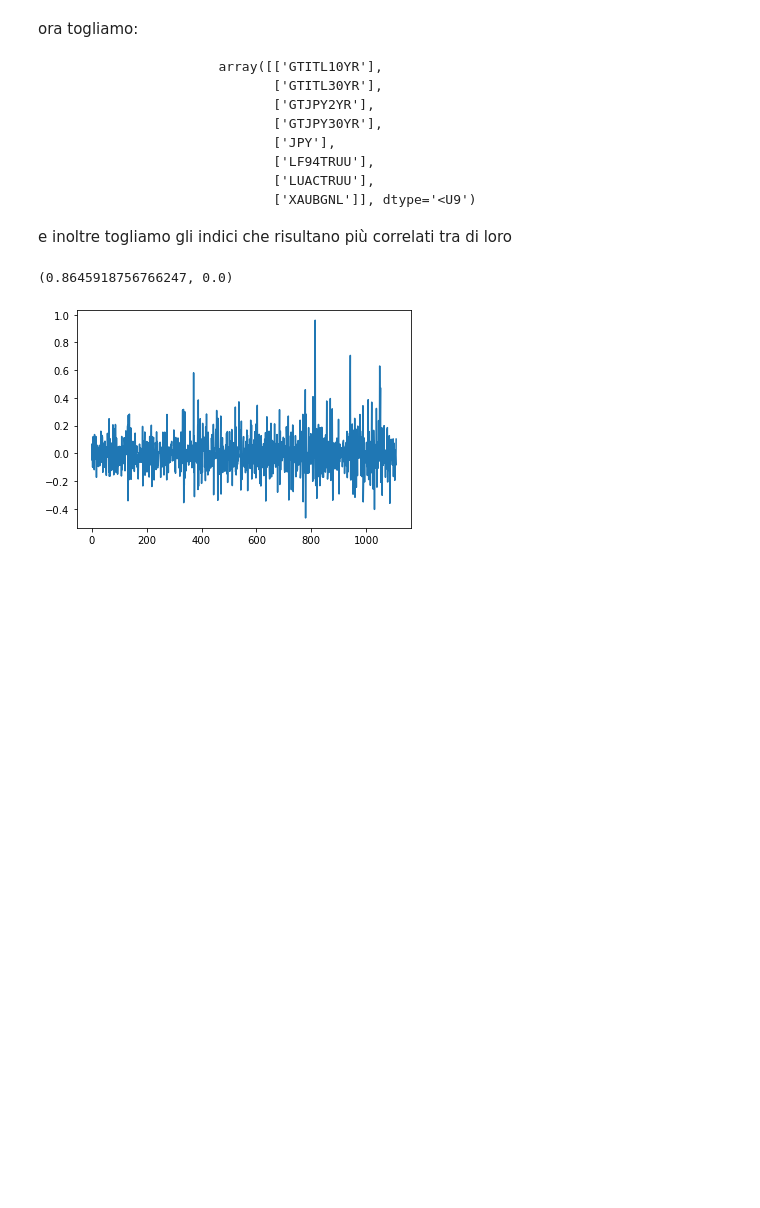
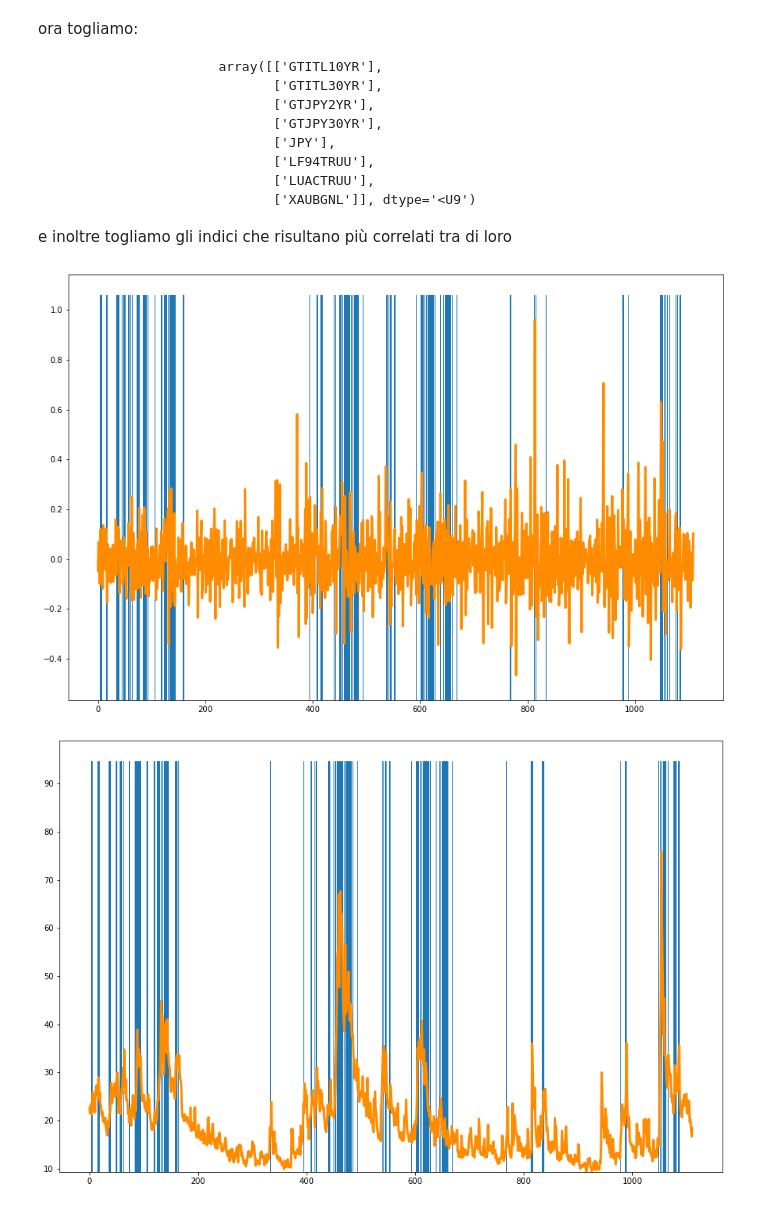
Before and after one commit to MicheleDiSabato/detecting-abnormal-markets-ews, a Jupyter notebook: bc3.ipynb, the cells around one changed output. Cells and saved outputs as stored; diff of their text form; code cells hidden in the pictures; blank space fills up the shorter version.

````diff
--- a/bc3.ipynb
+++ b/bc3.ipynb
@@ -106,12 +106,27 @@ ora togliamo:
                             ['XAUBGNL']], dtype='<U9')
 ```
 e inoltre togliamo gli indici che risultano più correlati tra di loro
-# %%
-pearsonr(d_stationary["GTITL10YR"].reshape(-1,), d_stationary["GTITL30YR"].reshape(-1,))
-# %% [output]
-(0.8645918756766247, 0.0)
-# %%
-plt.plot(d_stationary["VIX"])
-plt.show()
-# %% [output]
-[figure, removed]
+# %%
+def plot_feature_stationary(feature_name, lw=3, figsize = (15, 10)):
+    plt.figure(figsize = figsize)
+    plt.plot(d_stationary[feature_name], linewidth = lw, color = "darkorange")
+    anomaly_indices=np.argwhere(y_cat[:,0] == 1)[:,0]
+    lb = np.min(d_stationary[feature_name])-0.1
+    ub = np.abs(lb) + np.max(d_stationary[feature_name])+0.1
+    plt.bar(x=anomaly_indices, height=ub, bottom = lb)
+    plt.show()
+
+def plot_feature(feature_name, lw=3, figsize = (15, 10)):
+    plt.figure(figsize = figsize)
+    plt.plot(d[feature_name], linewidth = lw, color = "darkorange")
+    anomaly_indices=np.argwhere(y_cat[:,0] == 1)[:,0]
+    lb = np.min(d[feature_name])-0.1
+    ub = np.abs(lb) + np.max(d[feature_name])+0.1
+    plt.bar(x=anomaly_indices, height=ub, bottom = lb)
+    plt.show()
+
+plot_feature_stationary("VIX", lw=3)
+plot_feature("VIX", lw=3)
+# %% [output]
+[figure, added]
+[figure, added]
````
